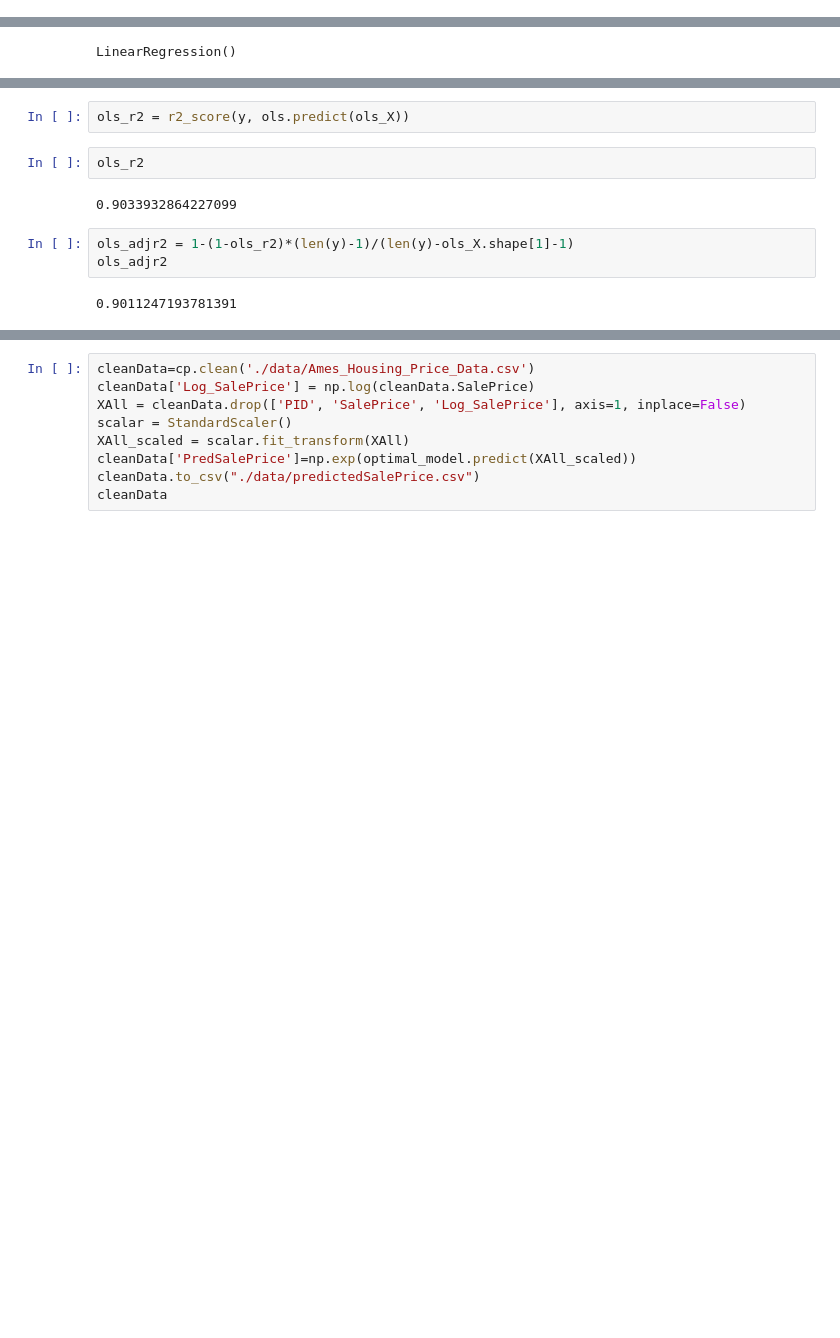
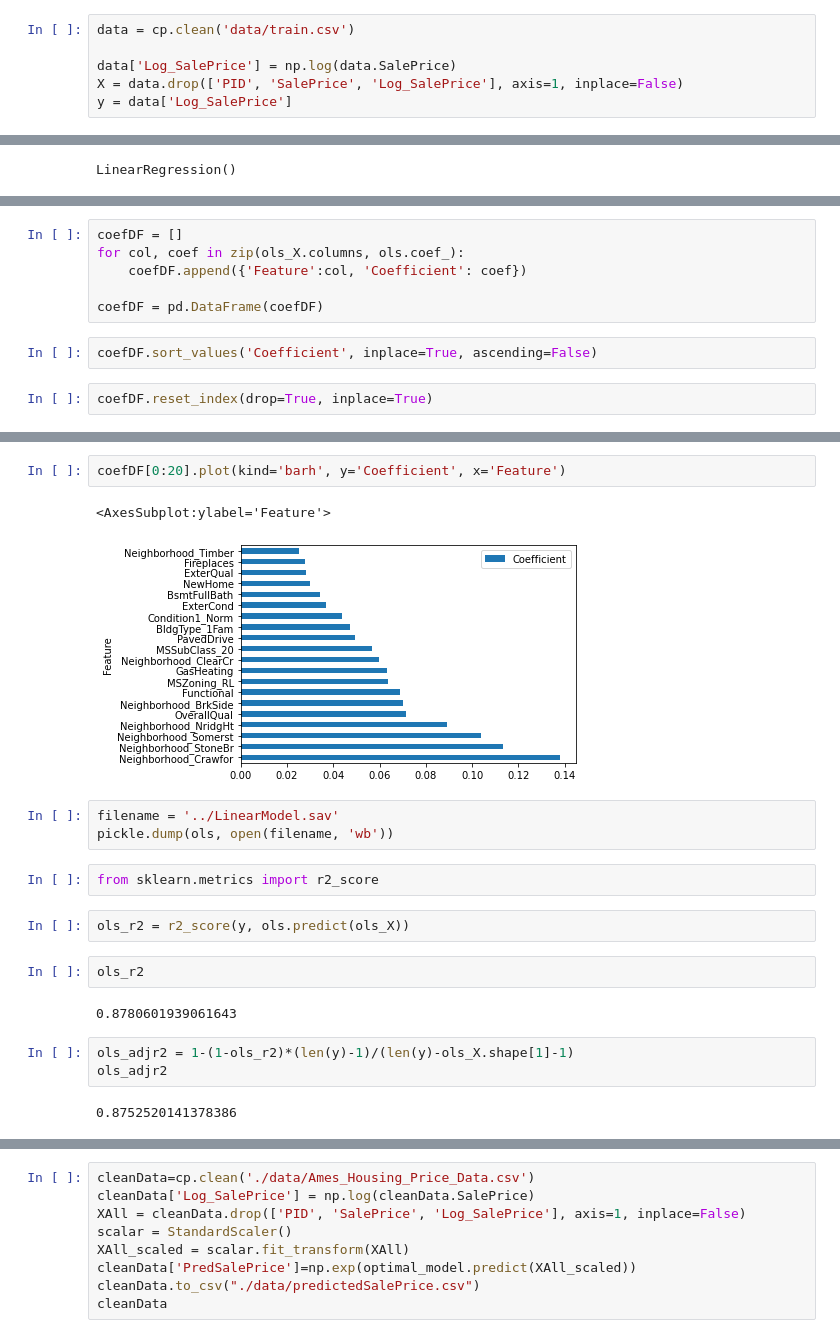
Before and after one commit to DarishSakeesing/ames-predict, a Jupyter notebook: Darish/ModelBuilding.ipynb, the cells around one changed output, grey strips where cells are left out. Cells and saved outputs as stored; diff of their text form; blank space fills up the shorter version.

```diff
--- a/Darish/ModelBuilding.ipynb
+++ b/Darish/ModelBuilding.ipynb
@@ -71,6 +71,12 @@ Lasso(alpha=0.0020919919919919917, max_iter=350000, tol=1e-05)
 optimal_model.fit(X_scaled, y)
 # %% [output]
 Lasso(alpha=0.0020919919919919917, max_iter=350000, tol=1e-05)
+# %%
+data = cp.clean('data/train.csv')
+
+data['Log_SalePrice'] = np.log(data.SalePrice)
+X = data.drop(['PID', 'SalePrice', 'Log_SalePrice'], axis=1, inplace=False)
+y = data['Log_SalePrice']
 # %%
 from sklearn.metrics import r2_score
 lasso_r2 = r2_score(y, optimal_model.predict(X_scaled))
@@ -128,0 +198,10 @@ ValueError: matmul: Input operand 1 has a mismatch in its core dimension 0, with
+# %%
+coefDF = []
+for col, coef in zip(ols_X.columns, ols.coef_):
+    coefDF.append({'Feature':col, 'Coefficient': coef})
+
+coefDF = pd.DataFrame(coefDF)
+# %%
+coefDF.sort_values('Coefficient', inplace=True, ascending=False)
+# %%
+coefDF.reset_index(drop=True, inplace=True)
@@ -129,11 +228,21 @@ ValueError: matmul: Input operand 1 has a mismatch in its core dimension 0, with
+# %%
+coefDF[0:20].plot(kind='barh', y='Coefficient', x='Feature')
+# %% [output]
+<AxesSubplot:ylabel='Feature'>
+[figure, added]
+# %%
+filename = '../LinearModel.sav'
+pickle.dump(ols, open(filename, 'wb'))
+# %%
+from sklearn.metrics import r2_score
 # %%
 ols_r2 = r2_score(y, ols.predict(ols_X))
 # %%
 ols_r2
 # %% [output]
-0.9033932864227099
+0.8780601939061643
 # %%
 ols_adjr2 = 1-(1-ols_r2)*(len(y)-1)/(len(y)-ols_X.shape[1]-1)
 ols_adjr2
 # %% [output]
-0.9011247193781391
+0.8752520141378386
```
Also changed, not shown: parts of 13 cells of this notebook, 4 other files.
